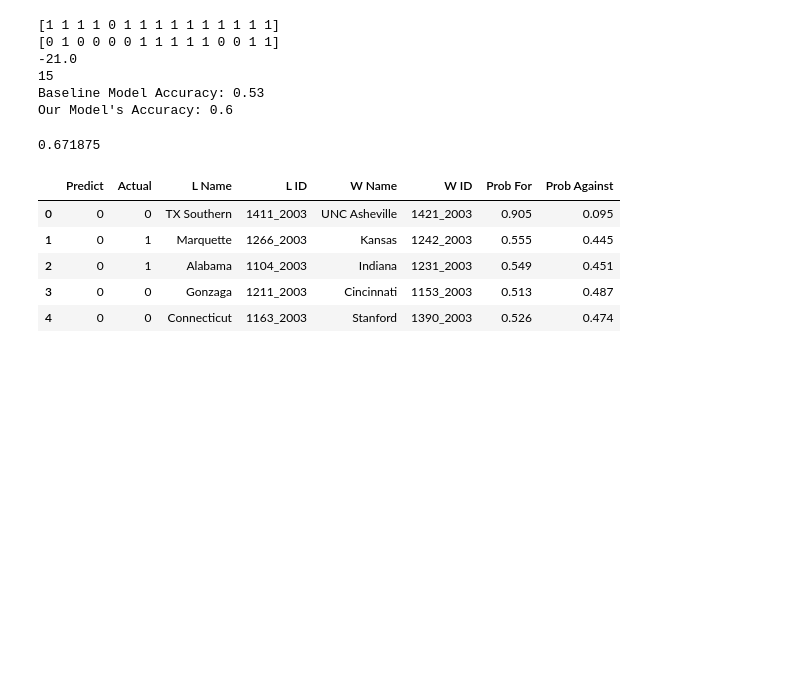
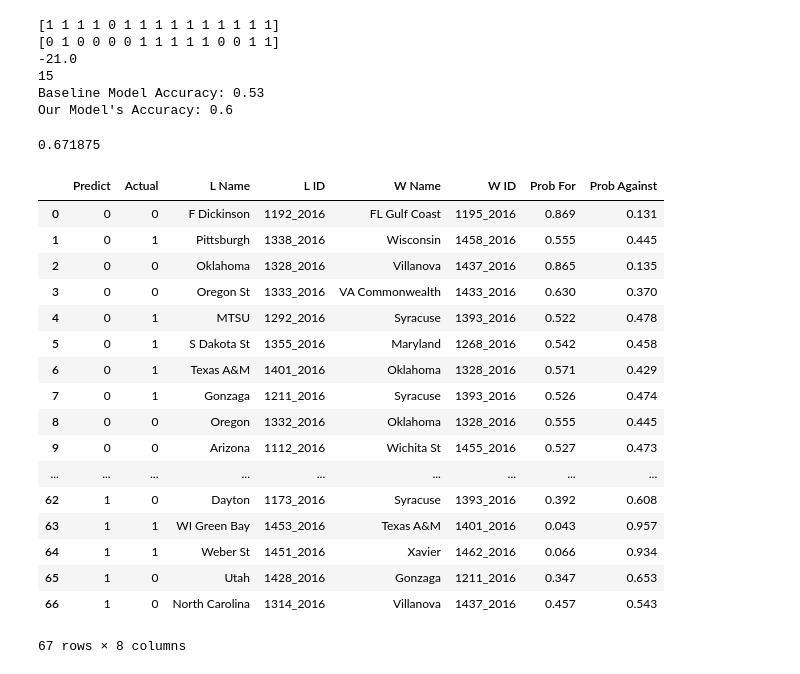
Before and after one commit to dlernz/march_madness, a Jupyter notebook: Predicting March Madness Games using Random Forests.ipynb, the cells around one changed output. Cells and saved outputs as stored; diff of their text form; code cells hidden in the pictures; blank space fills up the shorter version.

```diff
--- a/Predicting March Madness Games using Random Forests.ipynb
+++ b/Predicting March Madness Games using Random Forests.ipynb
@@ -145,14 +145,26 @@ for i in range(2003, 2018):
 accDF = pd.DataFrame({"Season": range(2003,2018), "Baseline": baseAccs, "RF": modelAccs})
 predsDF = pd.DataFrame(indPredicts, columns = outCols)
 # %%
-predsDF.head()
+predsDF
 # %% [output]
 |  | Predict | Actual | L Name | L ID | W Name | W ID | Prob For | Prob Against |
-| 0 | 0 | 0 | TX Southern | 1411_2003 | UNC Asheville | 1421_2003 | 0.905 | 0.095 |
-| 1 | 0 | 1 | Marquette | 1266_2003 | Kansas | 1242_2003 | 0.555 | 0.445 |
-| 2 | 0 | 1 | Alabama | 1104_2003 | Indiana | 1231_2003 | 0.549 | 0.451 |
-| 3 | 0 | 0 | Gonzaga | 1211_2003 | Cincinnati | 1153_2003 | 0.513 | 0.487 |
-| 4 | 0 | 0 | Connecticut | 1163_2003 | Stanford | 1390_2003 | 0.526 | 0.474 |
+| 0 | 0 | 0 | F Dickinson | 1192_2016 | FL Gulf Coast | 1195_2016 | 0.869 | 0.131 |
+| 1 | 0 | 1 | Pittsburgh | 1338_2016 | Wisconsin | 1458_2016 | 0.555 | 0.445 |
+| 2 | 0 | 0 | Oklahoma | 1328_2016 | Villanova | 1437_2016 | 0.865 | 0.135 |
+| 3 | 0 | 0 | Oregon St | 1333_2016 | VA Commonwealth | 1433_2016 | 0.630 | 0.370 |
+| 4 | 0 | 1 | MTSU | 1292_2016 | Syracuse | 1393_2016 | 0.522 | 0.478 |
+| 5 | 0 | 1 | S Dakota St | 1355_2016 | Maryland | 1268_2016 | 0.542 | 0.458 |
+| 6 | 0 | 1 | Texas A&M | 1401_2016 | Oklahoma | 1328_2016 | 0.571 | 0.429 |
+| 7 | 0 | 1 | Gonzaga | 1211_2016 | Syracuse | 1393_2016 | 0.526 | 0.474 |
+| 8 | 0 | 0 | Oregon | 1332_2016 | Oklahoma | 1328_2016 | 0.555 | 0.445 |
+| 9 | 0 | 0 | Arizona | 1112_2016 | Wichita St | 1455_2016 | 0.527 | 0.473 |
+| ... | ... | ... | ... | ... | ... | ... | ... | ... |
+| 62 | 1 | 0 | Dayton | 1173_2016 | Syracuse | 1393_2016 | 0.392 | 0.608 |
+| 63 | 1 | 1 | WI Green Bay | 1453_2016 | Texas A&M | 1401_2016 | 0.043 | 0.957 |
+| 64 | 1 | 1 | Weber St | 1451_2016 | Xavier | 1462_2016 | 0.066 | 0.934 |
+| 65 | 1 | 0 | Utah | 1428_2016 | Gonzaga | 1211_2016 | 0.347 | 0.653 |
+| 66 | 1 | 0 | North Carolina | 1314_2016 | Villanova | 1437_2016 | 0.457 | 0.543 |
+67 rows × 8 columns
 # %%
 accDF
 # %% [output]
```
Also changed, not shown: parts of 6 cells of this notebook.
